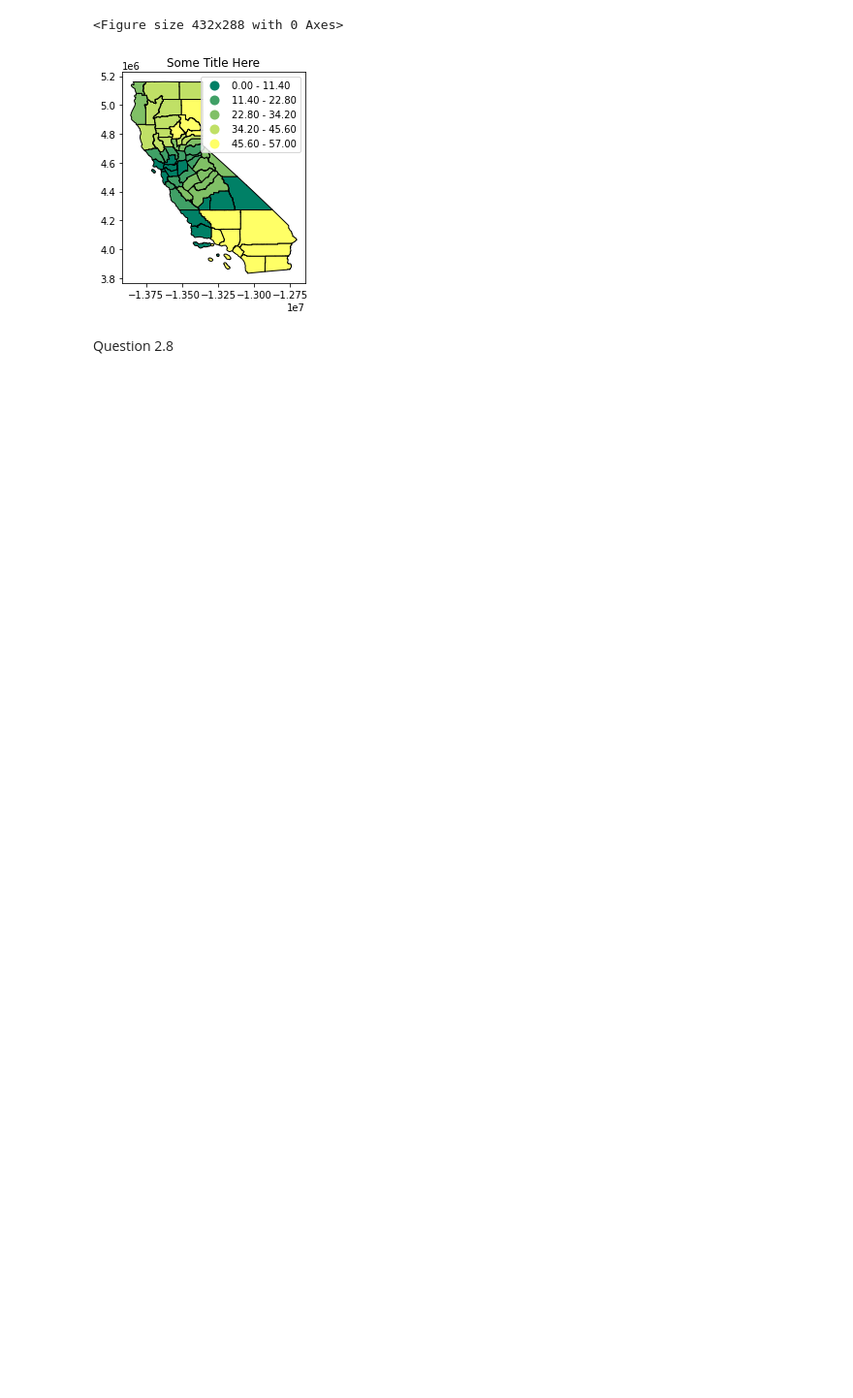
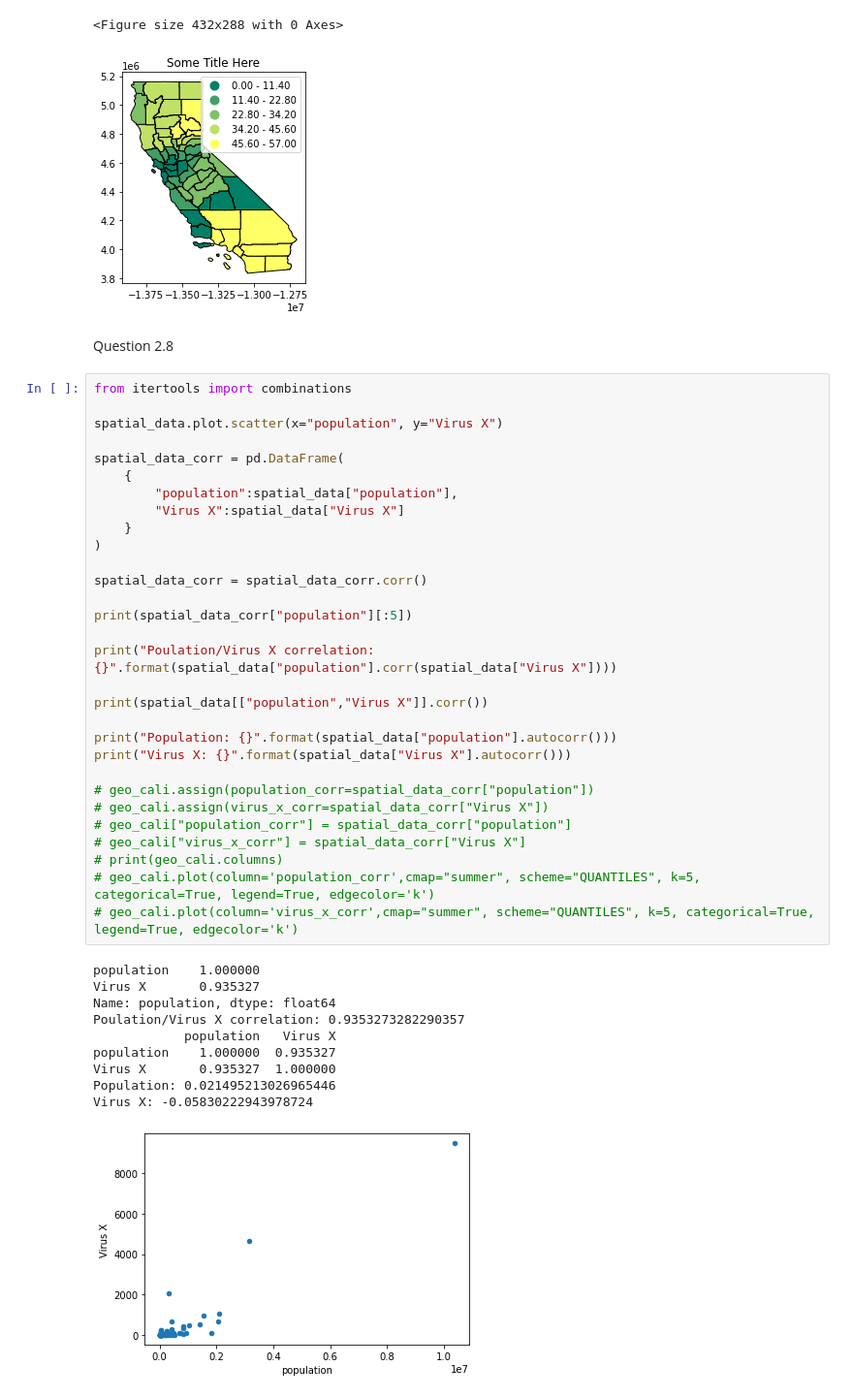
Before and after one commit to bryonie/Spatio_HW, a Jupyter notebook: Bryonie_Spatio_HW.ipynb, the cells around one changed output. Shown: that part at 97% size. Drawn from its saved outputs; the diff is of its cells as text; blank space fills up the shorter version.

```diff
--- a/Bryonie_Spatio_HW.ipynb
+++ b/Bryonie_Spatio_HW.ipynb
@@ -295,3 +296,44 @@ Local: [0.001 0.3   0.014 0.338 0.134 0.001 0.33  0.427 0.003 0.085 0.41  0.37
 [figure]
 # %% [markdown]
 Question 2.8
+# %%
+from itertools import combinations
+
+spatial_data.plot.scatter(x="population", y="Virus X")
+
+spatial_data_corr = pd.DataFrame(
+    {
+        "population":spatial_data["population"],
+        "Virus X":spatial_data["Virus X"]
+    }
+)
+
+spatial_data_corr = spatial_data_corr.corr()
+
+print(spatial_data_corr["population"][:5])
+
+print("Poulation/Virus X correlation: {}".format(spatial_data["population"].corr(spatial_data["Virus X"])))
+
+print(spatial_data[["population","Virus X"]].corr())
+
+print("Population: {}".format(spatial_data["population"].autocorr()))
+print("Virus X: {}".format(spatial_data["Virus X"].autocorr()))
+
+# geo_cali.assign(population_corr=spatial_data_corr["population"])
+# geo_cali.assign(virus_x_corr=spatial_data_corr["Virus X"])
+# geo_cali["population_corr"] = spatial_data_corr["population"]
+# geo_cali["virus_x_corr"] = spatial_data_corr["Virus X"]
+# print(geo_cali.columns)
+# geo_cali.plot(column='population_corr',cmap="summer", scheme="QUANTILES", k=5, categorical=True, legend=True, edgecolor='k')
+# geo_cali.plot(column='virus_x_corr',cmap="summer", scheme="QUANTILES", k=5, categorical=True, legend=True, edgecolor='k')
+# %% [output]
+population    1.000000
+Virus X       0.935327
+Name: population, dtype: float64
+Poulation/Virus X correlation: 0.9353273282290357
+            population   Virus X
+population    1.000000  0.935327
+Virus X       0.935327  1.000000
+Population: 0.021495213026965446
+Virus X: -0.05830222943978724
+[figure, added]
```
Also changed, not shown: parts of 2 cells of this notebook.
